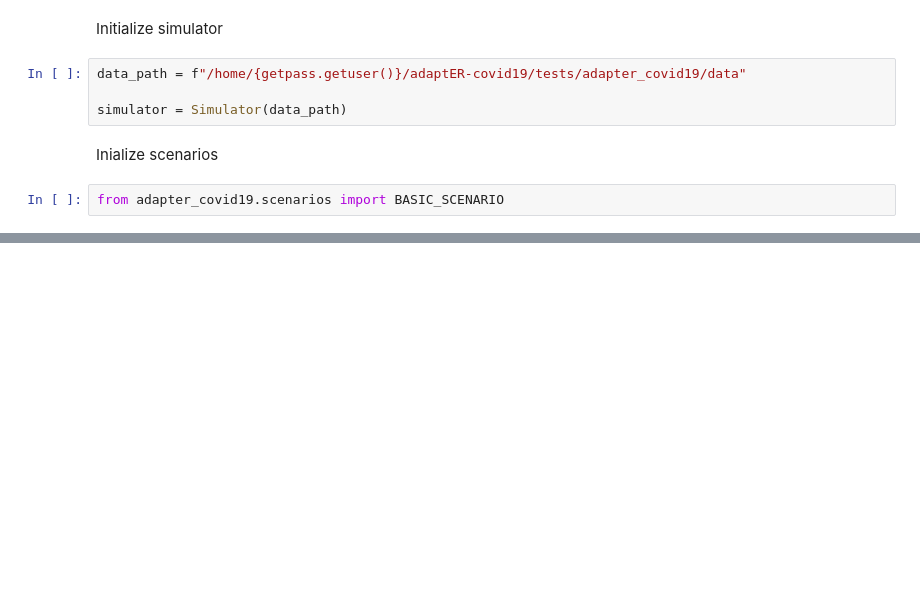
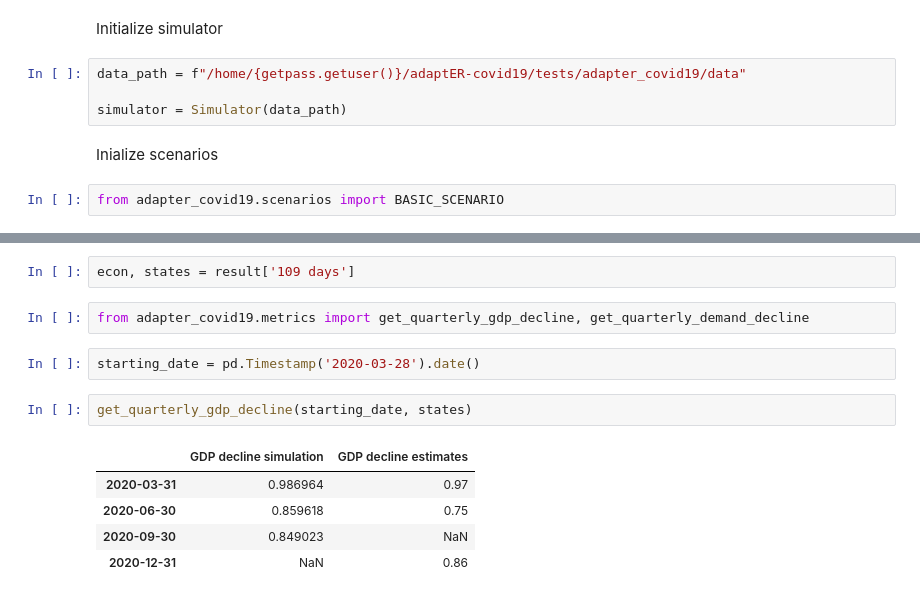
Before and after one commit to BDI-pathogens/OpenABM-Covid19, a Jupyter notebook: examples/simulator.ipynb, the cells around one changed output, grey strips where cells are left out. Drawn from its saved outputs; the diff is of its cells as text; blank space fills up the shorter version.

```diff
--- a/examples/simulator.ipynb
+++ b/examples/simulator.ipynb
@@ -83,0 +112,14 @@ is_loaded:False
+# %%
+econ, states = result['109 days']
+# %%
+from adapter_covid19.metrics import get_quarterly_gdp_decline, get_quarterly_demand_decline
+# %%
+starting_date = pd.Timestamp('2020-03-28').date()
+# %%
+get_quarterly_gdp_decline(starting_date, states)
+# %% [output]
+|  | GDP decline simulation | GDP decline estimates |
+| 2020-03-31 | 0.986964 | 0.97 |
+| 2020-06-30 | 0.859618 | 0.75 |
+| 2020-09-30 | 0.849023 | NaN |
+| 2020-12-31 | NaN | 0.86 |
```
Also changed, not shown: parts of 5 cells of this notebook, 1 other file.
